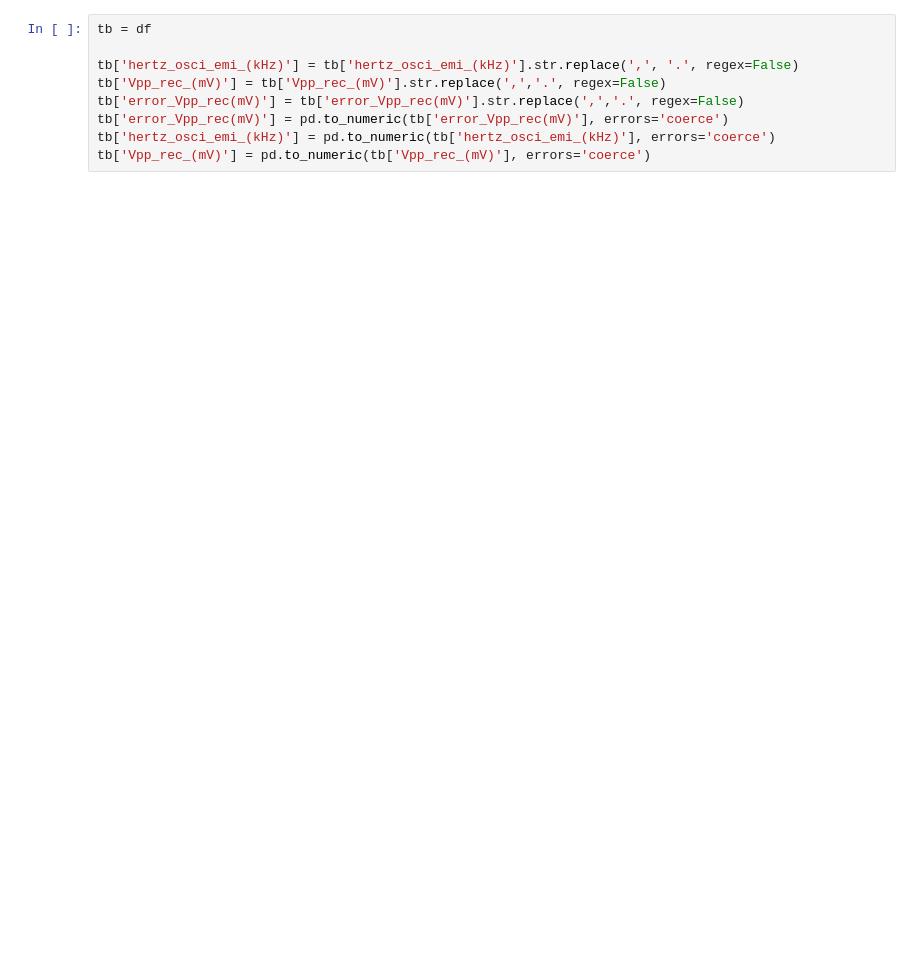
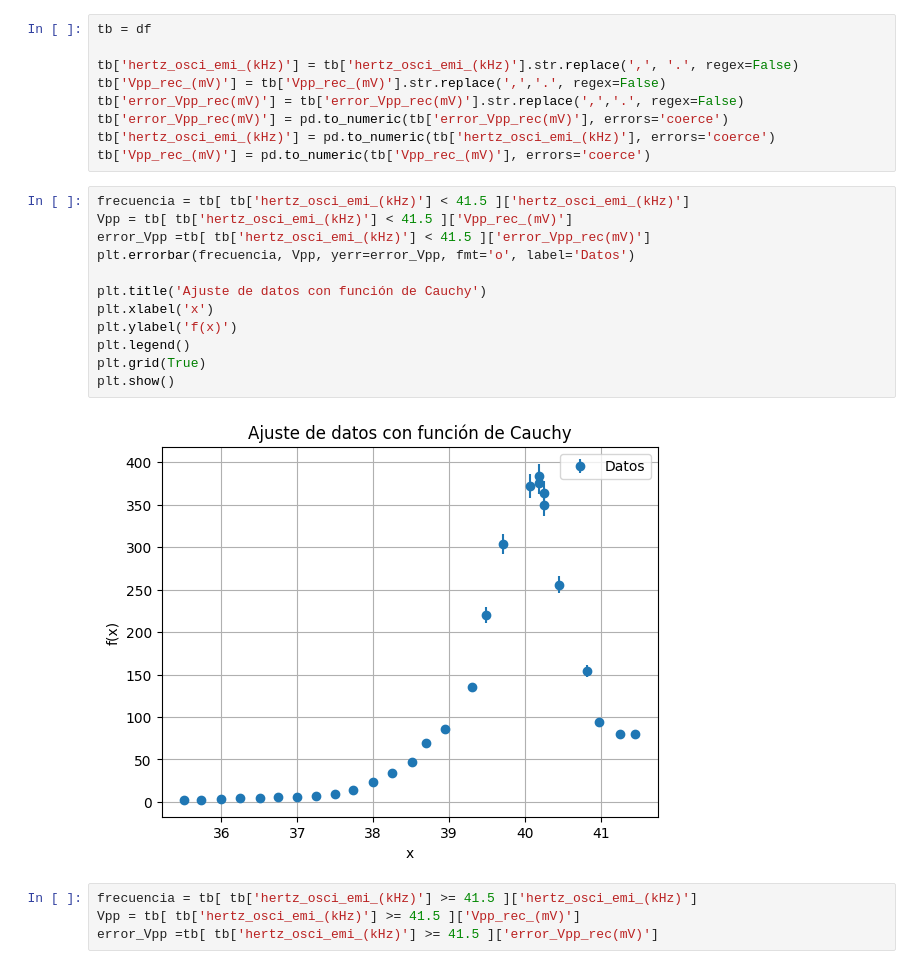
Before and after one commit to juanqwerty773/labo-2, a Jupyter notebook: segunda clase/codigo.ipynb, the cells around one changed output. Saved outputs shown, nothing was run; the diff lists cells and outputs as text; blank space fills up the shorter version.

```diff
--- a/segunda clase/codigo.ipynb
+++ b/segunda clase/codigo.ipynb
@@ -15,6 +30,24 @@ tb['error_Vpp_rec(mV)'] = tb['error_Vpp_rec(mV)'].str.replace(',','.', regex=Fal
 tb['error_Vpp_rec(mV)'] = pd.to_numeric(tb['error_Vpp_rec(mV)'], errors='coerce')
 tb['hertz_osci_emi_(kHz)'] = pd.to_numeric(tb['hertz_osci_emi_(kHz)'], errors='coerce')
 tb['Vpp_rec_(mV)'] = pd.to_numeric(tb['Vpp_rec_(mV)'], errors='coerce')
+# %%
+frecuencia = tb[ tb['hertz_osci_emi_(kHz)'] < 41.5 ]['hertz_osci_emi_(kHz)']
+Vpp = tb[ tb['hertz_osci_emi_(kHz)'] < 41.5 ]['Vpp_rec_(mV)']
+error_Vpp =tb[ tb['hertz_osci_emi_(kHz)'] < 41.5 ]['error_Vpp_rec(mV)']
+plt.errorbar(frecuencia, Vpp, yerr=error_Vpp, fmt='o', label='Datos')
+
+plt.title('Ajuste de datos con función de Cauchy')
+plt.xlabel('x')
+plt.ylabel('f(x)')
+plt.legend()
+plt.grid(True)
+plt.show()
+# %% [output]
+[figure, added]
+# %%
+frecuencia = tb[ tb['hertz_osci_emi_(kHz)'] >= 41.5 ]['hertz_osci_emi_(kHz)']
+Vpp = tb[ tb['hertz_osci_emi_(kHz)'] >= 41.5 ]['Vpp_rec_(mV)']
+error_Vpp =tb[ tb['hertz_osci_emi_(kHz)'] >= 41.5 ]['error_Vpp_rec(mV)']
 # %%
 import numpy as np
 import matplotlib.pyplot as plt
```
Also changed, not shown: parts of 5 cells of this notebook.
